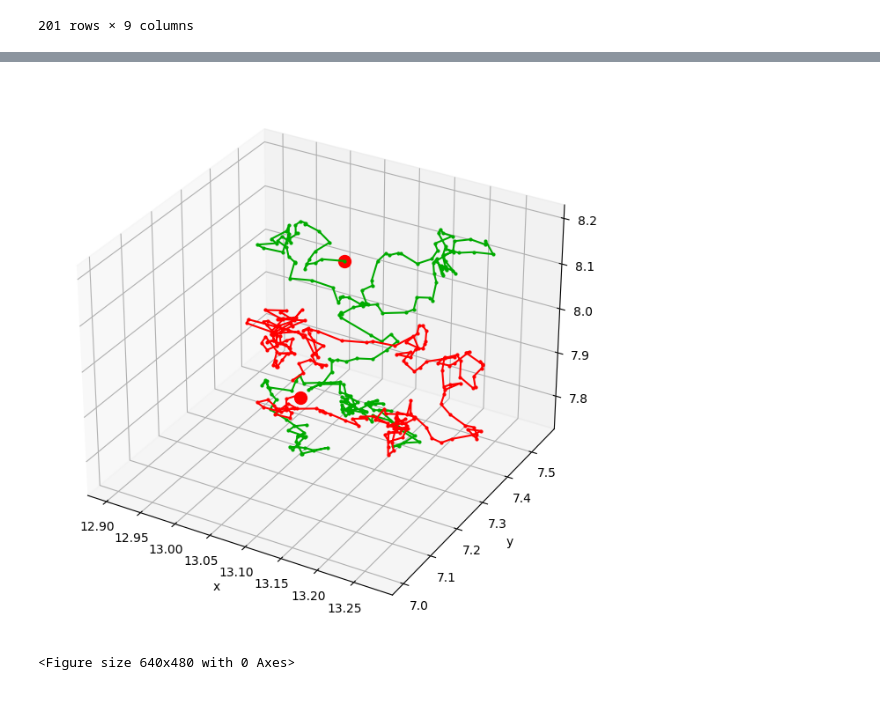
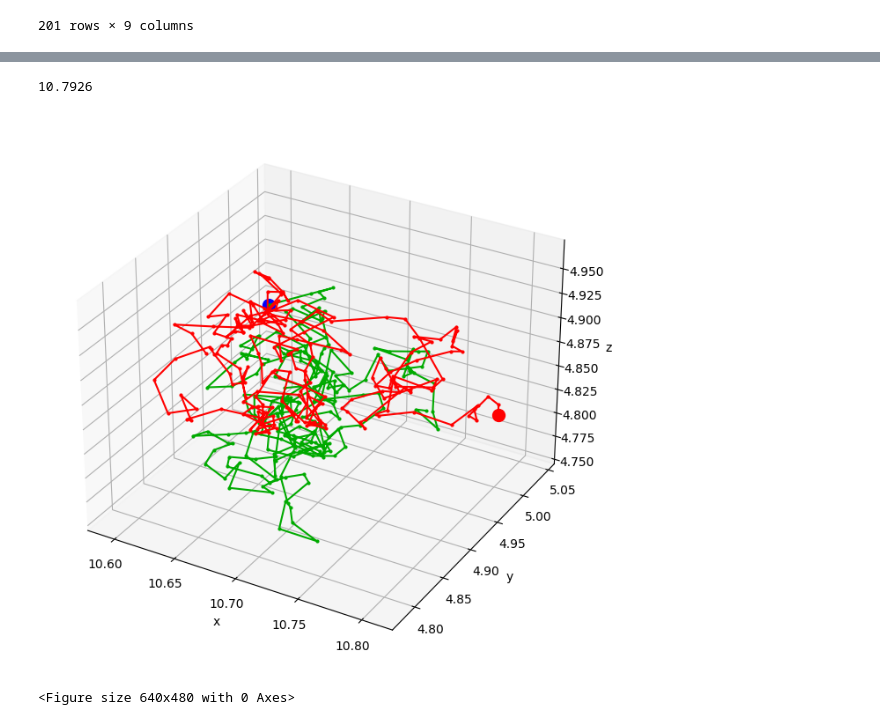
Before and after one commit to mukaiyama729/ResearchAnalysis, a Jupyter notebook: tesselation.ipynb, the cells around one changed output, grey strips where cells are left out. Drawn from its saved outputs; the diff is of its cells as text; code cells hidden in the pictures.

```diff
--- a/tesselation.ipynb
+++ b/tesselation.ipynb
@@ -753,7 +754,3 @@ class FileLoader:
 path = '/Users/mukaiyama/research/kitao/Delaunay/data/bachelor/data/sample_1/'
 
 analysis = Analyzer(path)
-# %%
-from scripts.analysis import Analyzer
-
-analysis = Analyzer(path)
@@ -1005,3 +1005,10 @@ print(z)
+# %%
+df = analysis.d_result
+df = df[(df['cycle'] == 1) & (df['reprica'] == 1)]
+x = np.array(df.loc[:, 'x'], dtype='float')
+x[0]
+# %% [output]
+10.7926
 # %%
 analysis.d_result
 import numpy as np
@@ -1009,38 +1016,38 @@ import matplotlib.pyplot as plt
 from mpl_toolkits.mplot3d import Axes3D
 
 df = analysis.d_result
-df = df[(df['trial'] == '1') & (df['cycle'] == '28') & (df['reprica'] == '27')]
+df = df[(df['cycle'] == 1) & (df['reprica'] == 1)].sort_values('time', ascending=False)
 x = np.array(df.loc[:, 'x'], dtype='float')
 y = np.array(df.loc[:, 'y'], dtype='float')
 z = np.array(df.loc[:, 'z'], dtype='float')
 fig = plt.figure(figsize = (8, 8))
 ax = fig.add_subplot(111, projection='3d')
 
-ax.plot(x[0], y[0], z[0], "o",color='red', ms=10)
+ax.plot(x[0], y[0], z[0], "o",color='blue', ms=10)
 #for i in range(len(x)):
     #ax.plot(x[i], y[i], z[i], "o", color="#00aa00", ms=5, mew=0.11)
 
 ax.plot(x, y, z, 'o-', color="#00aa00", mew=1, ms=2)
 # 軸ラベル
 ax.set_xlabel('x')
 ax.set_ylabel('y')
 ax.set_zlabel('z')
 
 df = analysis.d_result
-df = df[(df['trial'] == '1') & (df['cycle'] == '28') & (df['reprica'] == '25')]
+df = df[(df['trial'] == 1) & (df['cycle'] == 2) & (df['reprica'] == 2)]
 x = np.array(df.loc[:, 'x'], dtype='float')
 y = np.array(df.loc[:, 'y'], dtype='float')
 z = np.array(df.loc[:, 'z'], dtype='float')
 
 ax.plot(x[0], y[0], z[0], "o",color='red', ms=10)
 #for i in range(len(x)):
     #ax.plot(x[i], y[i], z[i], "o", color="#00aa00", ms=5, mew=0.11)
 
 ax.plot(x, y, z, 'o-', color="red", mew=1, ms=2)
 # 表示
 plt.show()
 # %% [output]
-[figure, old version]
+[figure, new version]
 # %%
 import numpy as np
 import matplotlib.pyplot as plt
```
Also changed, not shown: parts of 16 cells of this notebook, 2 other files.
